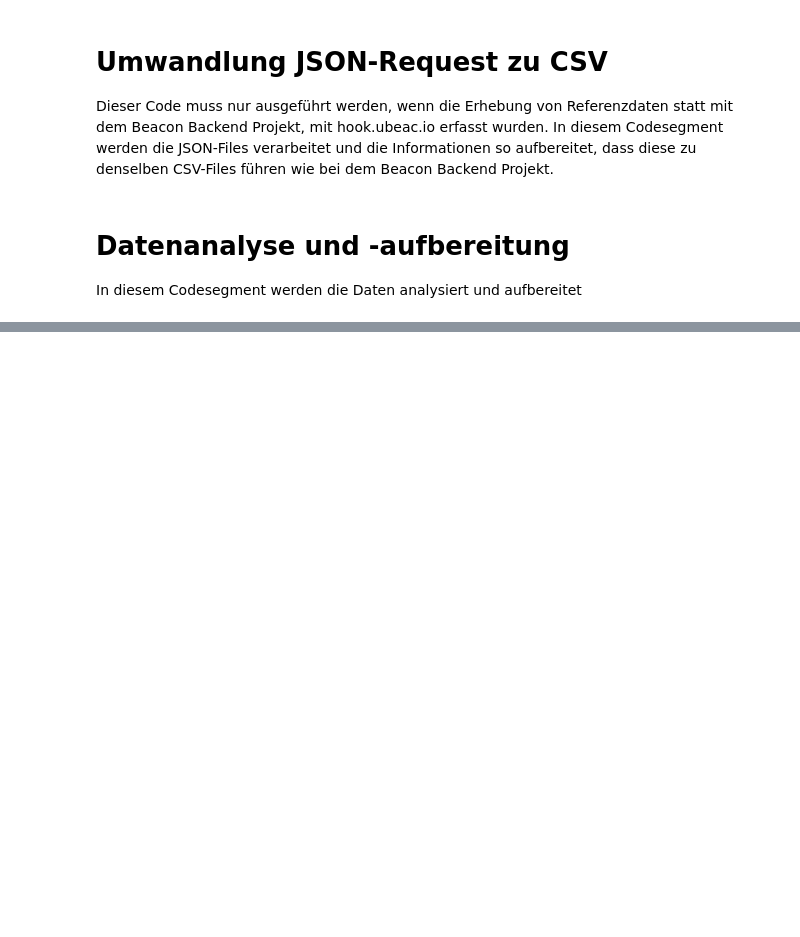
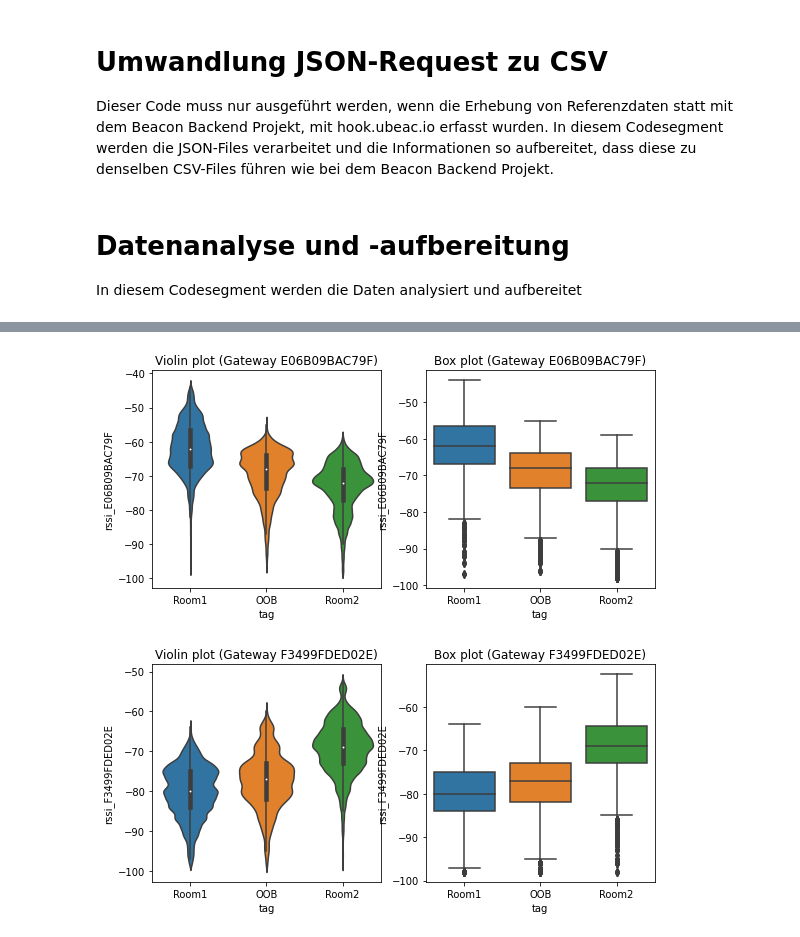
Before and after one commit to wagneced/IndoorTrackingML, a Jupyter notebook: IndoorTrackingML.ipynb, the cells around one changed output, grey strips where cells are left out. Drawn from its saved outputs; the diff is of its cells as text; code cells hidden in the pictures; blank space fills up the shorter version.

```diff
--- a/IndoorTrackingML.ipynb
+++ b/IndoorTrackingML.ipynb
@@ -207,0 +238,18 @@ plt.show()
+# %%
+rssi_column_names = [column for column in adaptedMasterDf.columns if column.startswith("rssi")]
+
+for rssi_column in rssi_column_names:
+  fig, axs = plt.subplots(nrows=1, ncols=2, figsize=(9, 4))
+
+  #Plot violin plot
+  asdf = sns.violinplot(ax=axs[0], x="tag", y=rssi_column, data=adaptedMasterDf)
+  axs[0].set_title('Violin plot (Gateway '+rssi_column.split('_')[1]+')')
+
+  #Plot box plot
+  sns.boxplot(ax=axs[1], x='tag', y=rssi_column, data=adaptedMasterDf)
+  axs[1].set_title('Box plot (Gateway '+rssi_column.split('_')[1]+')')
+
+  plt.show()
+# %% [output]
+[figure, added]
+[figure, added]
```
Also changed, not shown: parts of 2 cells of this notebook.
